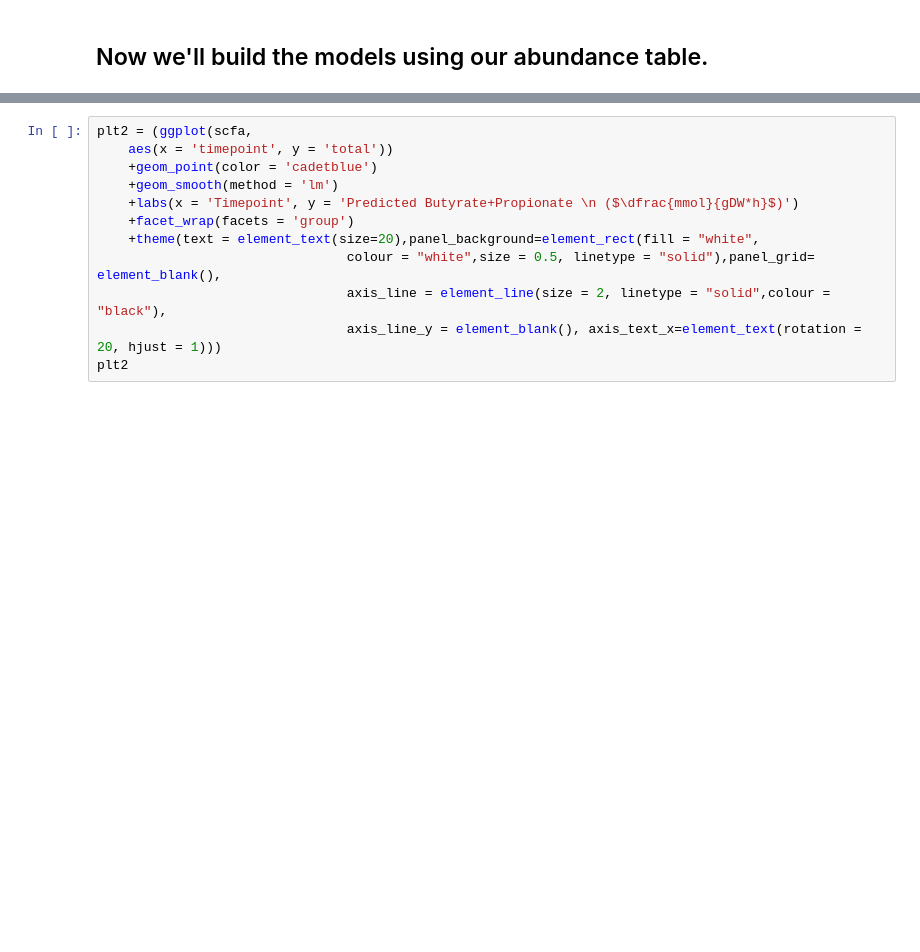
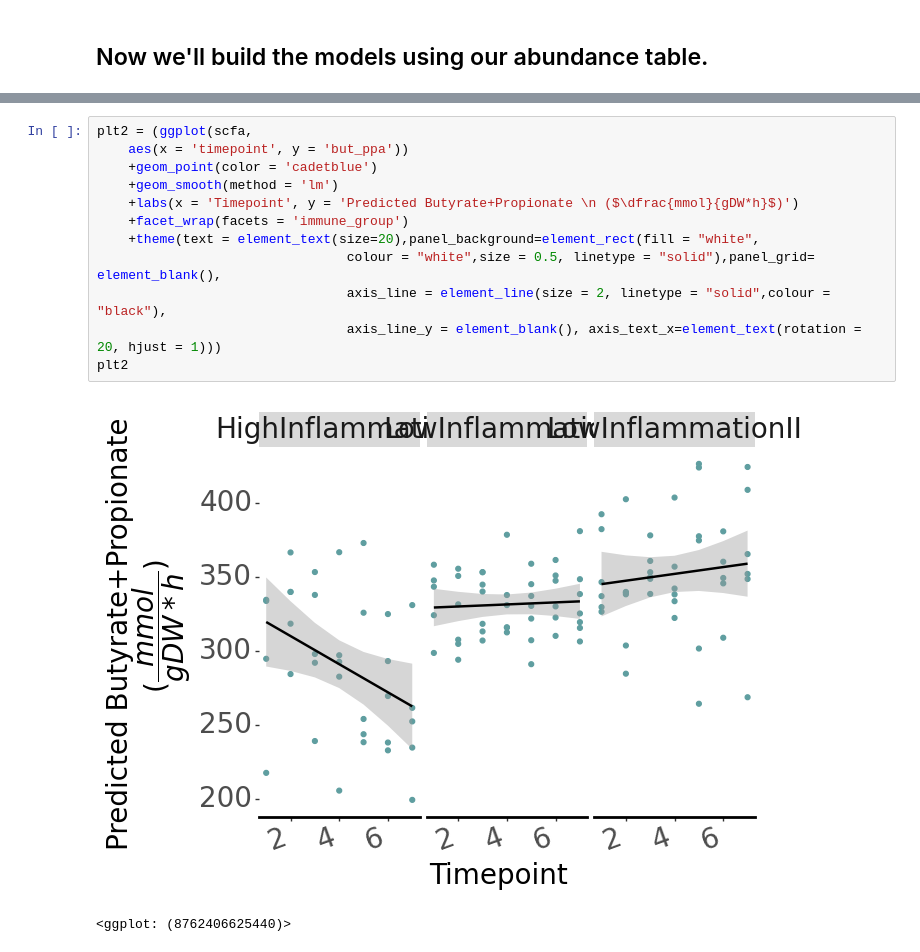
Before and after one commit to Gibbons-Lab/scfa_predictions, a Jupyter notebook: notebooks/fiber_study.ipynb, the cells around one changed output, grey strips where cells are left out. Saved outputs shown, nothing was run; the diff lists cells and outputs as text; blank space fills up the shorter version.

```diff
--- a/notebooks/fiber_study.ipynb
+++ b/notebooks/fiber_study.ipynb
@@ -165,12 +119,15 @@ plt1
 # %%
 plt2 = (ggplot(scfa,
-    aes(x = 'timepoint', y = 'total'))
+    aes(x = 'timepoint', y = 'but_ppa'))
     +geom_point(color = 'cadetblue')
     +geom_smooth(method = 'lm')
     +labs(x = 'Timepoint', y = 'Predicted Butyrate+Propionate \n ($\dfrac{mmol}{gDW*h}$)')
-    +facet_wrap(facets = 'group')
+    +facet_wrap(facets = 'immune_group')
     +theme(text = element_text(size=20),panel_background=element_rect(fill = "white",
                                 colour = "white",size = 0.5, linetype = "solid"),panel_grid= element_blank(),
                                 axis_line = element_line(size = 2, linetype = "solid",colour = "black"),
                                 axis_line_y = element_blank(), axis_text_x=element_text(rotation = 20, hjust = 1)))
 plt2
+# %% [output]
+[figure, added]
+<ggplot: (8762406625440)>
```
Also changed, not shown: parts of 28 cells of this notebook, 1 other file.
